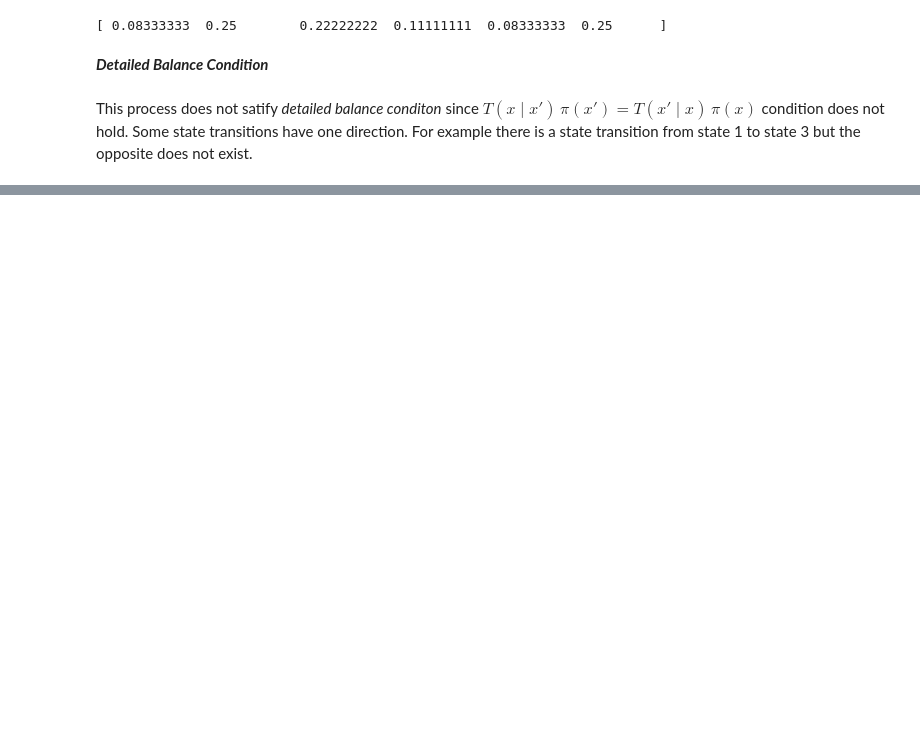
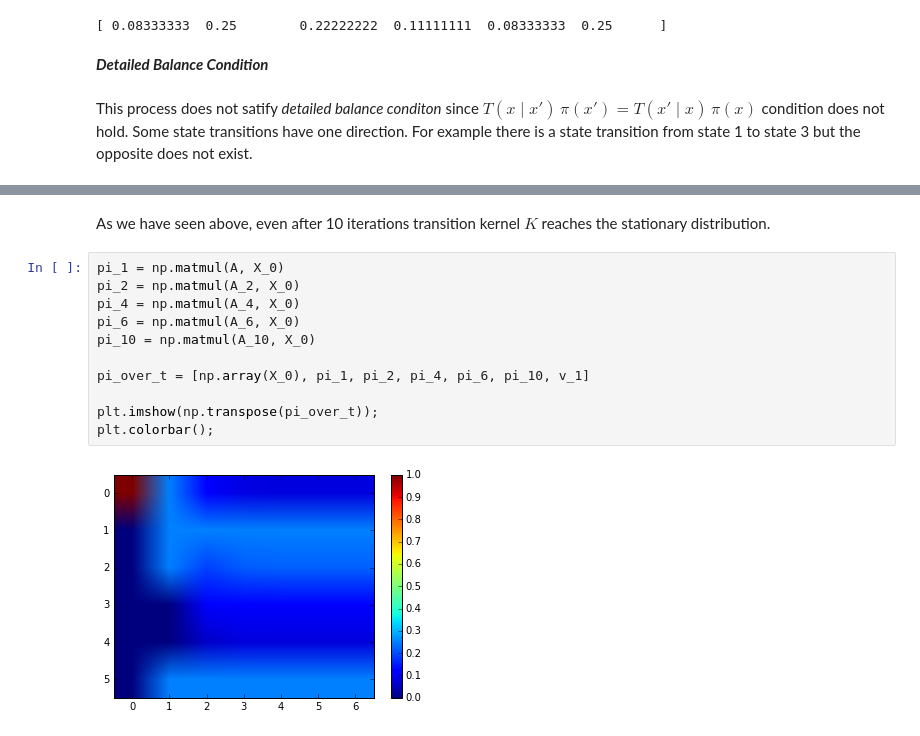
Before and after one commit to Bogazici-CMPE548-Spring2016/Cmpe548-Assignment2, a Jupyter notebook: assignment2.ipynb, the cells around one changed output, grey strips where cells are left out. Saved outputs shown, nothing was run; the diff lists cells and outputs as text; blank space fills up the shorter version.

```diff
--- a/assignment2.ipynb
+++ b/assignment2.ipynb
@@ -79,0 +90,15 @@ This process does not satify *detailed balance conditon* since $T(x \mid x')\, \
+# %% [markdown]
+As we have seen above, even after 10 iterations transition kernel $K$ reaches the stationary distribution.
+# %%
+pi_1 = np.matmul(A, X_0)
+pi_2 = np.matmul(A_2, X_0)
+pi_4 = np.matmul(A_4, X_0)
+pi_6 = np.matmul(A_6, X_0)
+pi_10 = np.matmul(A_10, X_0)
+
+pi_over_t = [np.array(X_0), pi_1, pi_2, pi_4, pi_6, pi_10, v_1]
+
+plt.imshow(np.transpose(pi_over_t));
+plt.colorbar();
+# %% [output]
+[figure, added]
```
Also changed, not shown: parts of 4 cells of this notebook.
